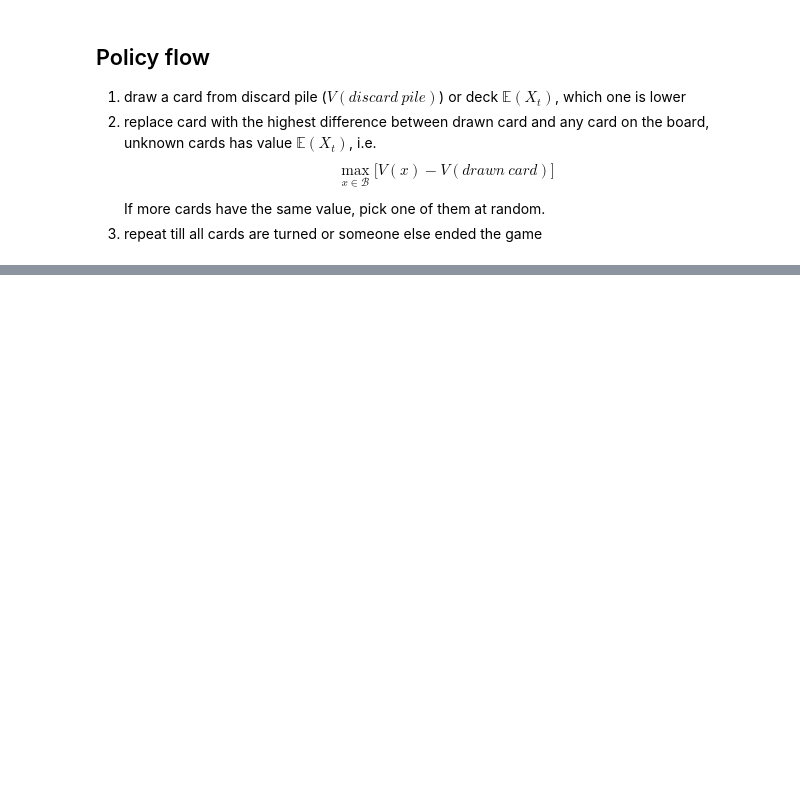
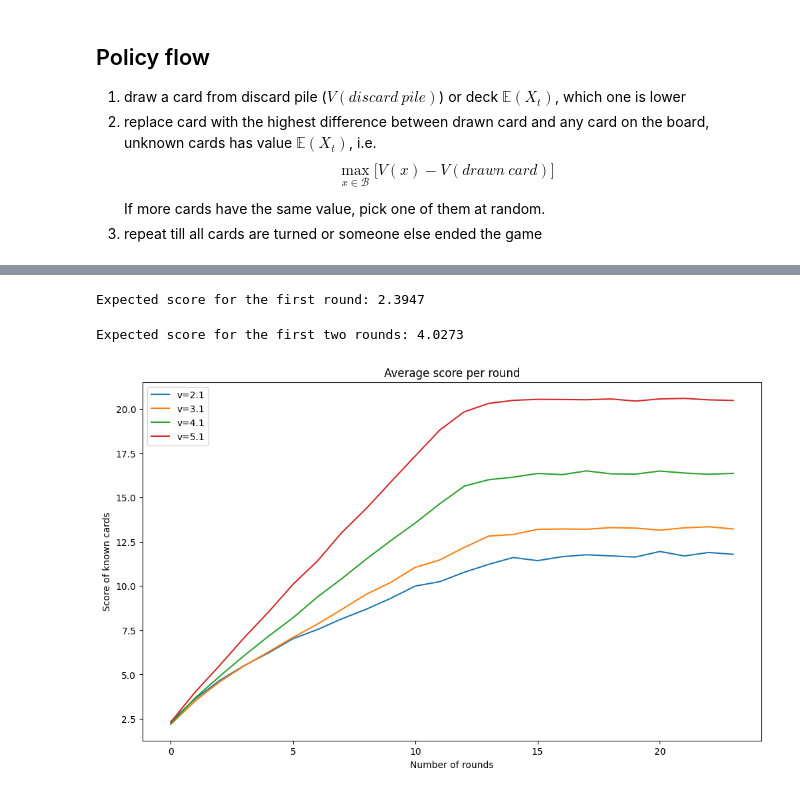
Before and after one commit to matejker/skyjo, a Jupyter notebook: notebooks/04_simple_greedy_policy.ipynb, the cells around one changed output, grey strips where cells are left out. Drawn from its saved outputs; the diff is of its cells as text; code cells hidden in the pictures; blank space fills up the shorter version.

```diff
--- a/notebooks/04_simple_greedy_policy.ipynb
+++ b/notebooks/04_simple_greedy_policy.ipynb
@@ -17,0 +70,45 @@ This simple greedy policy ($\Pi_{SG}$) tries to play game with the best action p
+# %%
+def score_round(round=1, policy_exp=EXPECTED_VALUE):
+    deck = Deck()
+    discard_pile = DiscardPile()
+
+    discard_pile.discard(deck.draw())
+    board = PlayersBoard([deck.draw() for _ in range(12)])
+
+    policy = GreedyPolicy(board, deck, discard_pile, policy_exp)
+
+    for i in range(round):
+        card, position = policy.turn()
+        discard_pile.discard(deck.draw())
+
+        if board.is_finished():
+            break
+
+    return sum(v for v in board.visible_board if v is not None)
+# %%
+m = 10000
+print(f"Expected score for the first round: {sum([score_round() for _ in range(m)]) / m}")
+# %% [output]
+Expected score for the first round: 2.3947
+# %%
+m = 10000
+print(f"Expected score for the first two rounds: {sum([score_round(2) for _ in range(m)]) / m}")
+# %% [output]
+Expected score for the first two rounds: 4.0273
+# %%
+m = 10000
+x = {
+    k: [sum([score_round(i, k + 0.1) for _ in range(m)]) / m for i in range(1, 25)]
+    for k in range(2, 6)
+}
+# %%
+plt.figure(figsize=(12, 7))
+plt.title("Average score per round")
+for k in range(2, 6):
+    plt.plot(x[k], label=f"v={k + 0.1}")
+plt.xlabel("Number of rounds")
+plt.ylabel("Score of known cards")
+plt.legend()
+plt.show()
+# %% [output]
+[figure, added]
```
Also changed, not shown: parts of 14 cells of this notebook, 8 other files.
